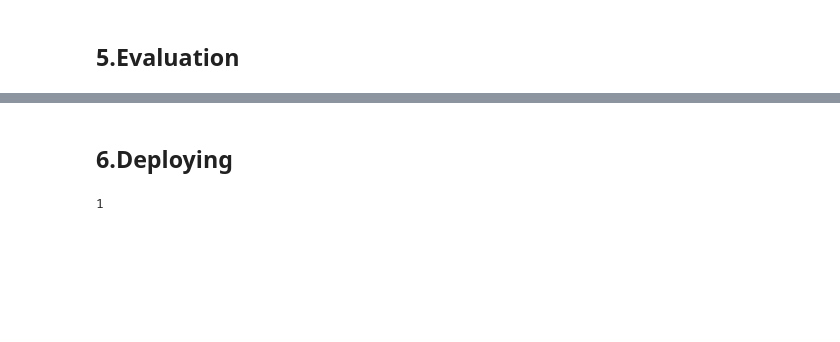
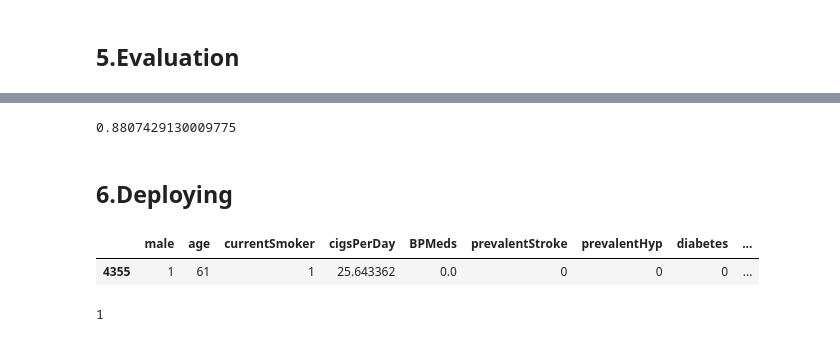
Before and after one commit to Jayem-11/Heart-Disease-Prediction, a Jupyter notebook: Heart Disease Prediction.ipynb, the cells around one changed output, grey strips where cells are left out. Saved outputs shown, nothing was run; the diff lists cells and outputs as text; code cells hidden in the pictures; blank space fills up the shorter version.

```diff
--- a/Heart Disease Prediction.ipynb
+++ b/Heart Disease Prediction.ipynb
@@ -332,0 +365,6 @@ data.rename(columns = {'TenYearCHD':'target' }, inplace=True)
+# %%
+#calling Outlier transformer
+
+dropOut = dropOutlier()
+
+df = dropOut.fit_transform(data)
@@ -332,0 +392,6 @@ data.rename(columns = {'TenYearCHD':'target' }, inplace=True)
+# %%
+# calling the scaler transformer
+
+scaler = inputScaler()
+
+df = scaler.fit_transform(df)
@@ -468,3 +482,7 @@ model best score: 0.8471918307804523
+# %%
+model.score(X_test, y_test)
+# %% [output]
+0.8807429130009775
 # %% [markdown]
 ## 6.Deploying
 # %%
@@ -476,4 +494,11 @@ pickle.dump(model,open(filename,'wb'))
 #Loading model
 
 loaded_model = pickle.load(open(filename, 'rb'))
+# %%
+sample = df.sample()
+
+sample
+# %% [output]
+|  | male | age | currentSmoker | cigsPerDay | BPMeds | prevalentStroke | prevalentHyp | diabetes | ... |
+| 4355 | 1 | 61 | 1 | 25.643362 | 0.0 | 0 | 0 | 0 | ... |
 # %%
```
Also changed, not shown: parts of 60 cells of this notebook, 1 other file.
